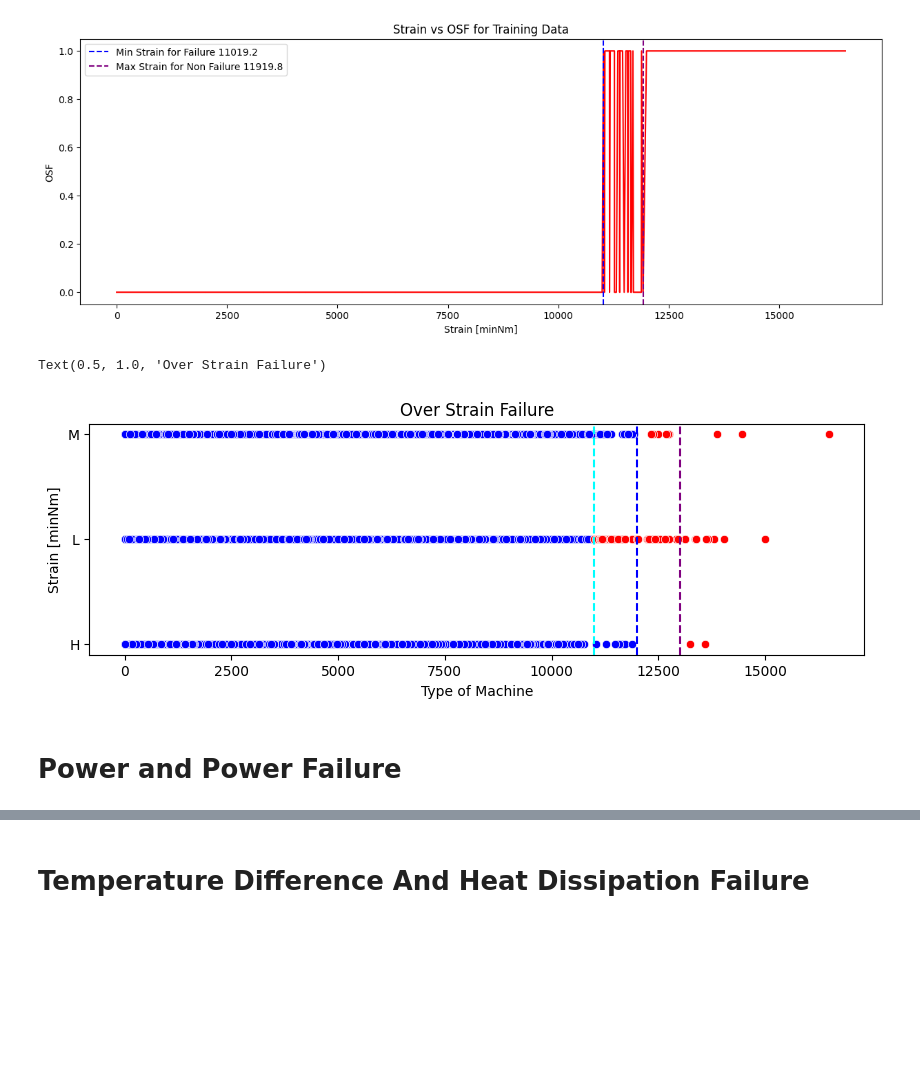
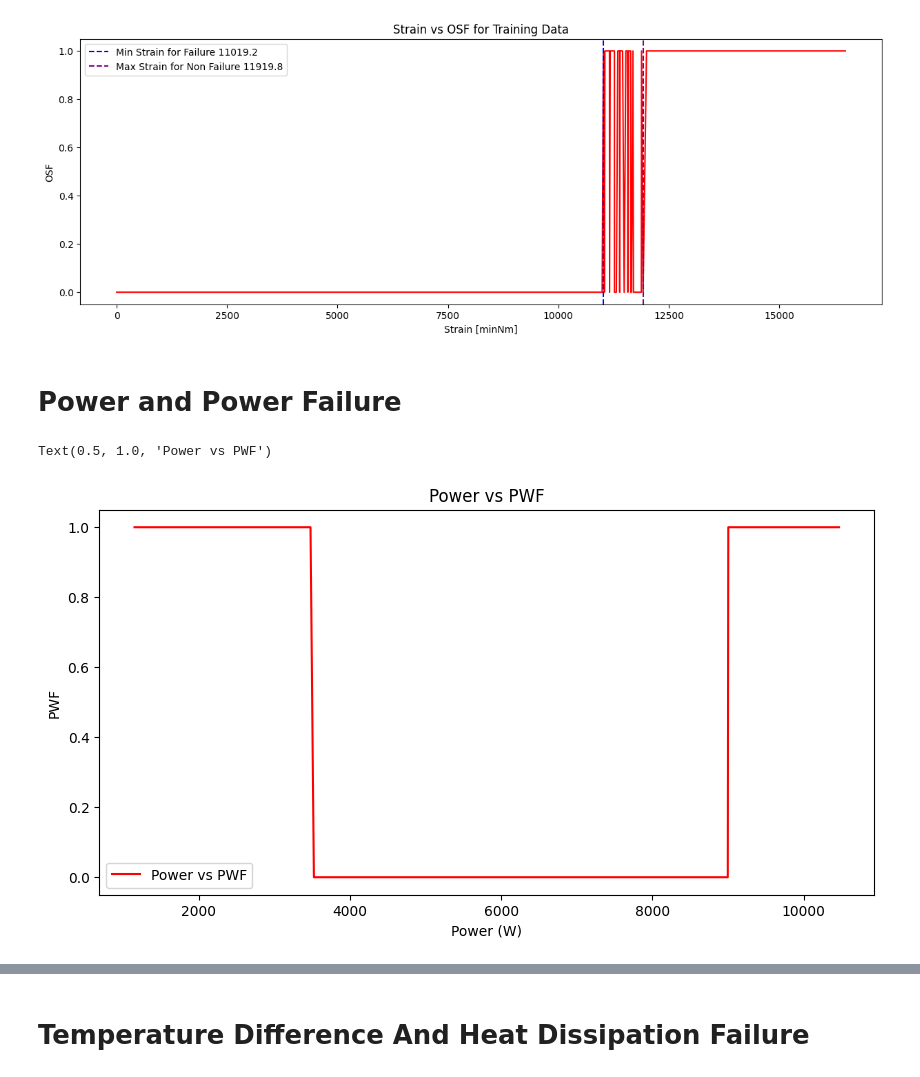
Before and after one commit to raymondsamalo/ITI113-Machine-Learning-Operations-Project, a Jupyter notebook: AI4I-2020/1.2_New_Features.ipynb, the cells around one changed output, grey strips where cells are left out. Saved outputs shown, nothing was run; the diff lists cells and outputs as text; code cells hidden in the pictures; blank space fills up the shorter version.

```diff
--- a/AI4I-2020/1.2_New_Features.ipynb
+++ b/AI4I-2020/1.2_New_Features.ipynb
@@ -54,18 +64,5 @@ plt.legend()
 plt.show()
 # %% [output]
 [figure]
-# %%
-plt.figure(figsize=(10, 3))
-sns.scatterplot(data=df[df['OSF']==0], x='Strain [minNm]', y='Type', color='blue')
-sns.scatterplot(data=df[df['OSF']==1], x='Strain [minNm]', y='Type', color='red')
-plt.axvline(11000, color='cyan', linestyle='--', label='Strain 11000 minNm (L)')
-plt.axvline(12000, color='blue', linestyle='--', label='Strain 12000 minNm (M)')
-plt.axvline(13000, color='purple', linestyle='--', label='Strain 13000 minNm (H)')
-plt.xlabel('Type of Machine')
-plt.ylabel('Strain [minNm]')
-plt.title('Over Strain Failure')
-# %% [output]
-Text(0.5, 1.0, 'Over Strain Failure')
-[figure, removed]
 # %% [markdown]
 # Power and Power Failure
@@ -73,0 +69,9 @@ df['Power (W)'] = df['Rotational speed [rpm]'] * df['Torque [Nm]'] * 2 * np.pi /
+# %%
+plt.figure(figsize=(10, 5))
+sns.lineplot(data=df_train, x='Power (W)', y='PWF', color='red', label='Power vs PWF')
+plt.xlabel('Power (W)')
+plt.ylabel('PWF')
+plt.title('Power vs PWF')
+# %% [output]
+Text(0.5, 1.0, 'Power vs PWF')
+[figure, added]
```
Also changed, not shown: parts of 7 cells of this notebook.
